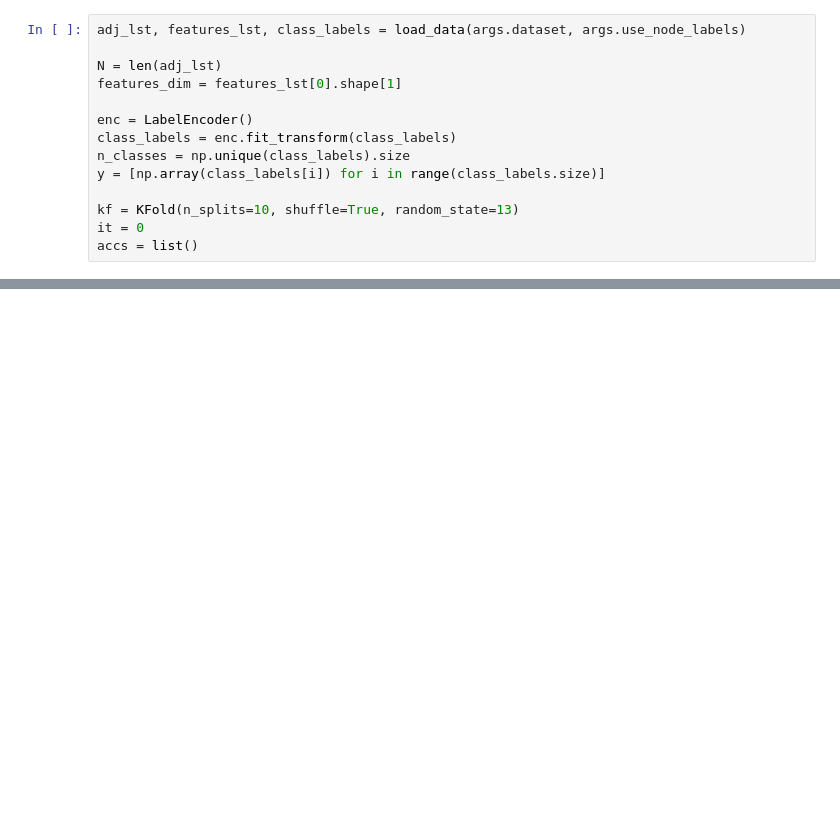
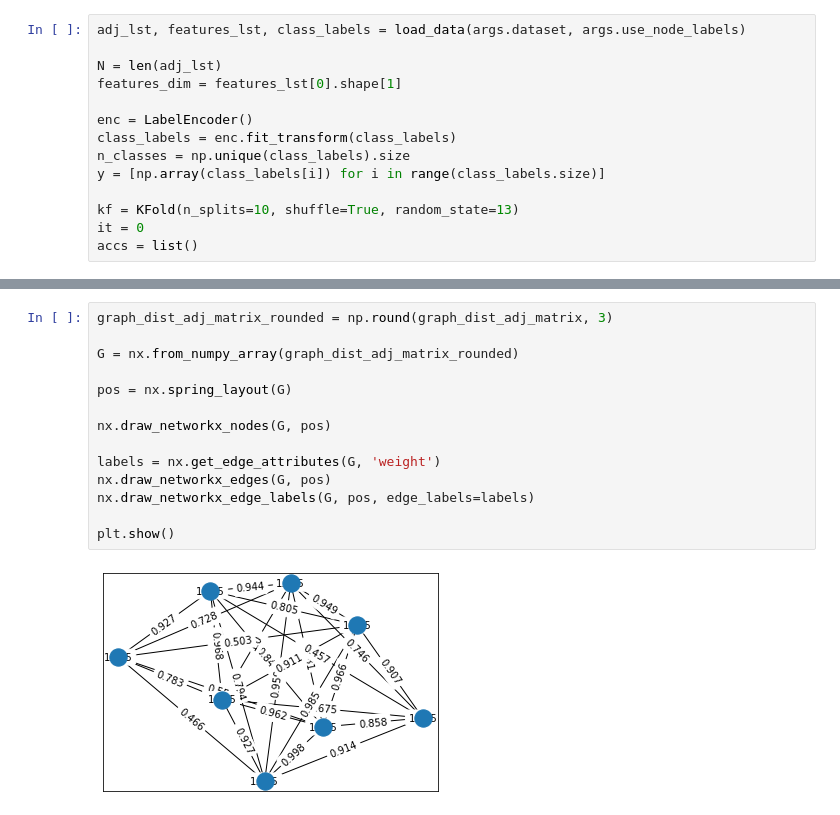
Before and after one commit to huangderful/hrwgnn, a Jupyter notebook: main.ipynb, the cells around one changed output, grey strips where cells are left out. Drawn from its saved outputs; the diff is of its cells as text; blank space fills up the shorter version.

```diff
--- a/main.ipynb
+++ b/main.ipynb
@@ -509,0 +560,16 @@ plt.show()
+# %%
+graph_dist_adj_matrix_rounded = np.round(graph_dist_adj_matrix, 3)
+
+G = nx.from_numpy_array(graph_dist_adj_matrix_rounded)
+
+pos = nx.spring_layout(G)
+
+nx.draw_networkx_nodes(G, pos)
+
+labels = nx.get_edge_attributes(G, 'weight')
+nx.draw_networkx_edges(G, pos)
+nx.draw_networkx_edge_labels(G, pos, edge_labels=labels)
+
+plt.show()
+# %% [output]
+[figure, added]
```
Also changed, not shown: parts of 9 cells of this notebook, 3 other files.
